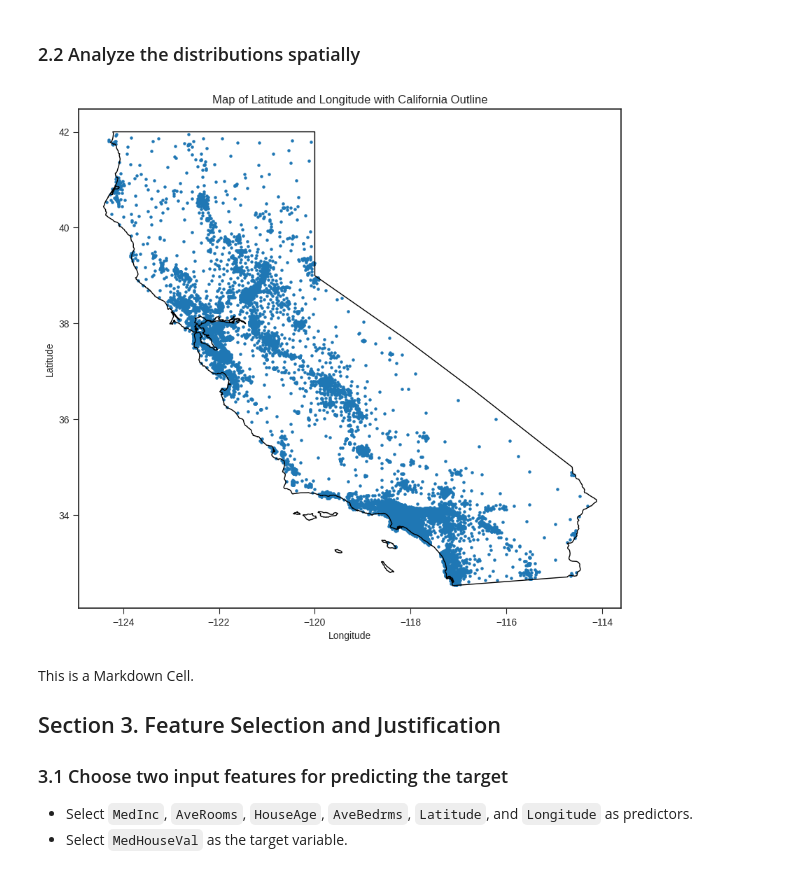
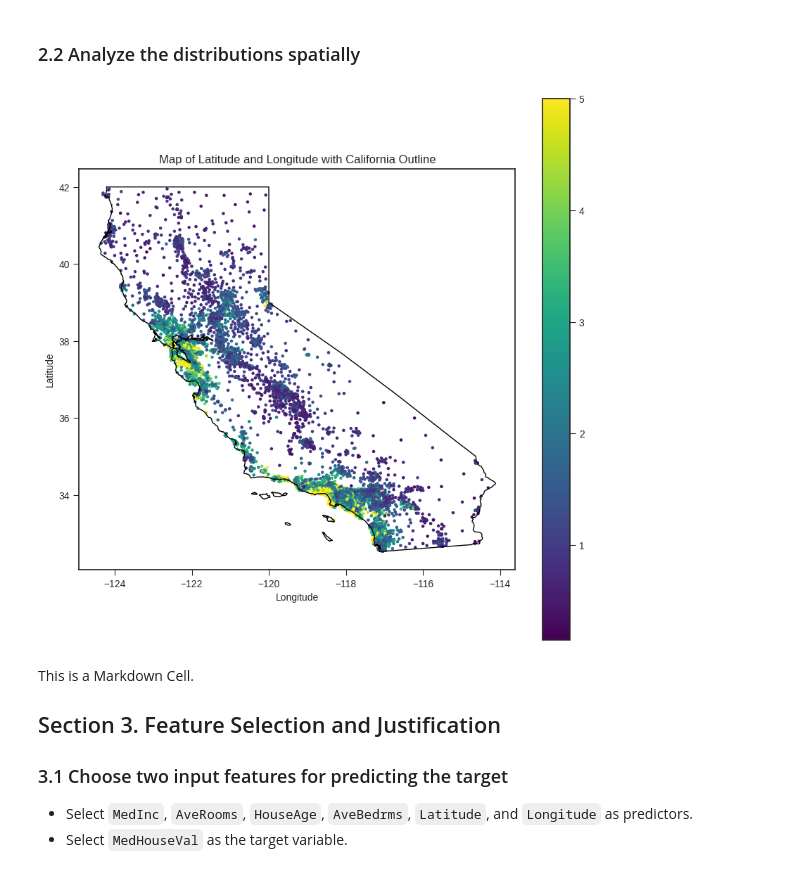
Before and after one commit to drpafowler/applied-ml-philip, a Jupyter notebook: lab01/ml01_philip_many.ipynb, the cells around one changed output. Cells and saved outputs as stored; diff of their text form; code cells hidden in the pictures.

```diff
--- a/lab01/ml01_philip_many.ipynb
+++ b/lab01/ml01_philip_many.ipynb
@@ -269,24 +269,24 @@ plt.show()
 # %%
 import geopandas as gpd
 plt.style.use('seaborn-v0_8-ticks')
 
 # Create a GeoDataFrame
 gdf = gpd.GeoDataFrame(data_frame, geometry=gpd.points_from_xy(data_frame.Longitude, data_frame.Latitude))
 
 # Load the California state boundary shapefile
 california = gpd.read_file('../data/ne_10m_admin_1_states_provinces.shp')
 california = california[california.name == "California"]
 
-# Plot A map with California outline
+# Plot a map with California outline and points colored by median house value
 fig, ax = plt.subplots(figsize=(10, 10))
 california.boundary.plot(ax=ax, linewidth=1, edgecolor='black')
-gdf.plot(ax=ax, marker='o', markersize=5)
+gdf.plot(ax=ax, marker='o', markersize=5, column='MedHouseVal', legend=True, cmap='viridis')
 plt.title('Map of Latitude and Longitude with California Outline')
 plt.xlabel('Longitude')
 plt.ylabel('Latitude')
 plt.show()
 # %% [output]
-[figure, old version]
+[figure, new version]
 # %% [markdown]
 This is a Markdown Cell.
 
```
Also changed, not shown: parts of 35 cells of this notebook.
